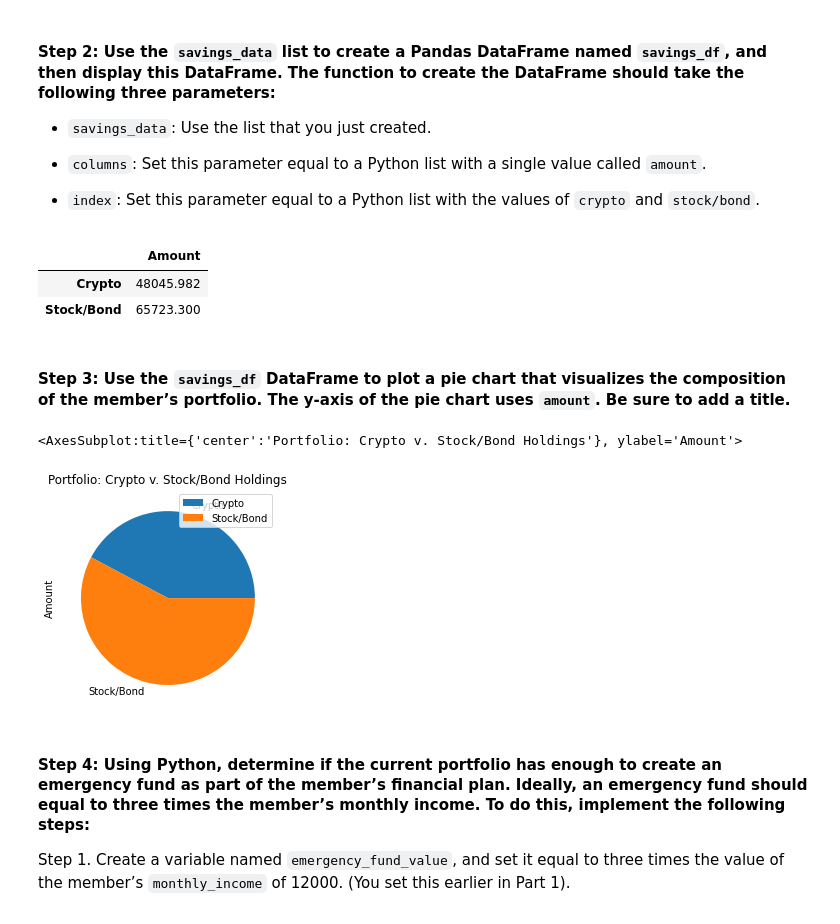
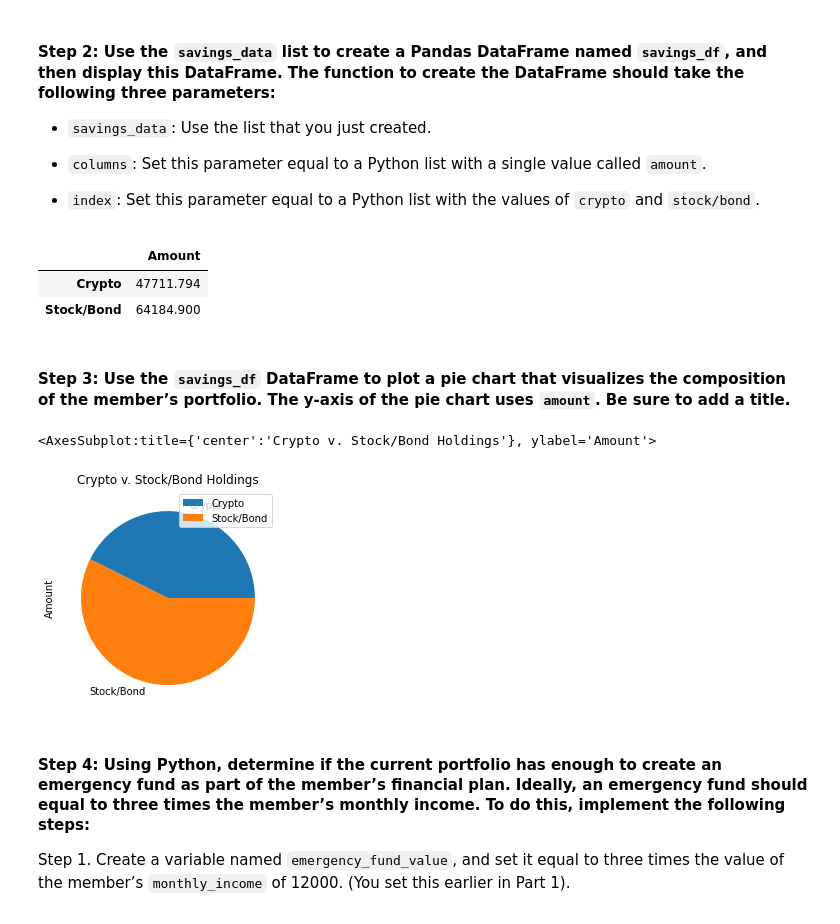
Before and after one commit to ScientiaCapital/Financial-Planning-Tools, a Jupyter notebook: financial_planning_tools.ipynb, the cells around one changed output. Drawn from its saved outputs; the diff is of its cells as text; code cells hidden in the pictures.

Commit message:
Update charts, edits and images

```diff
--- a/financial_planning_tools.ipynb
+++ b/financial_planning_tools.ipynb
@@ -223,8 +223,8 @@ timeframe = "1D"
 # Set both the start and end date at the date of your prior weekday
 # This will give you the closing price of the previous trading day
 # Alternatively you can use a start and end date of 2020-08-07
-start_date = pd.Timestamp("2021-01-26", tz="America/New_York").isoformat()
-end_date = pd.Timestamp("2021-01-26", tz="America/New_York").isoformat()
+start_date = pd.Timestamp("2021-01-29", tz="America/New_York").isoformat()
+end_date = pd.Timestamp("2021-01-29", tz="America/New_York").isoformat()
 # %% [markdown]
 #### Step 4: Get the current closing prices for `SPY` and `AGG` by using the Alpaca `get_barset` function. Format the response as a Pandas DataFrame by including the `df` property at the end of the `get_barset` function.
 # %%
@@ -358,21 +357,20 @@ savings_df = pd.DataFrame(
     {'Amount':[total_crypto_wallet, total_stocks_bonds]},
     index=savings_data
 )
-
 # Display the savings_df DataFrame
 savings_df
 # %% [output]
 |  | Amount |
-| Crypto | 48045.982 |
-| Stock/Bond | 65723.300 |
+| Crypto | 47711.794 |
+| Stock/Bond | 64184.900 |
 # %% [markdown]
 #### Step 3: Use the `savings_df` DataFrame to plot a pie chart that visualizes the composition of the member’s portfolio. The y-axis of the pie chart uses `amount`. Be sure to add a title.
 # %%
 # Plot the total value of the member's portfolio (crypto and stock/bond) in a pie chart
-savings_df.plot.pie(y='Amount', title='Portfolio: Crypto v. Stock/Bond Holdings')
+savings_df.plot.pie(y='Amount', title='Crypto v. Stock/Bond Holdings')
 # %% [output]
-<AxesSubplot:title={'center':'Portfolio: Crypto v. Stock/Bond Holdings'}, ylabel='Amount'>
+<AxesSubplot:title={'center':'Crypto v. Stock/Bond Holdings'}, ylabel='Amount'>
-[figure, old version]
+[figure, new version]
 # %% [markdown]
 #### Step 4: Using Python, determine if the current portfolio has enough to create an emergency fund as part of the member’s financial plan. Ideally, an emergency fund should equal to three times the member’s monthly income. To do this, implement the following steps:
 
```
Also changed, not shown: parts of 36 cells of this notebook.
